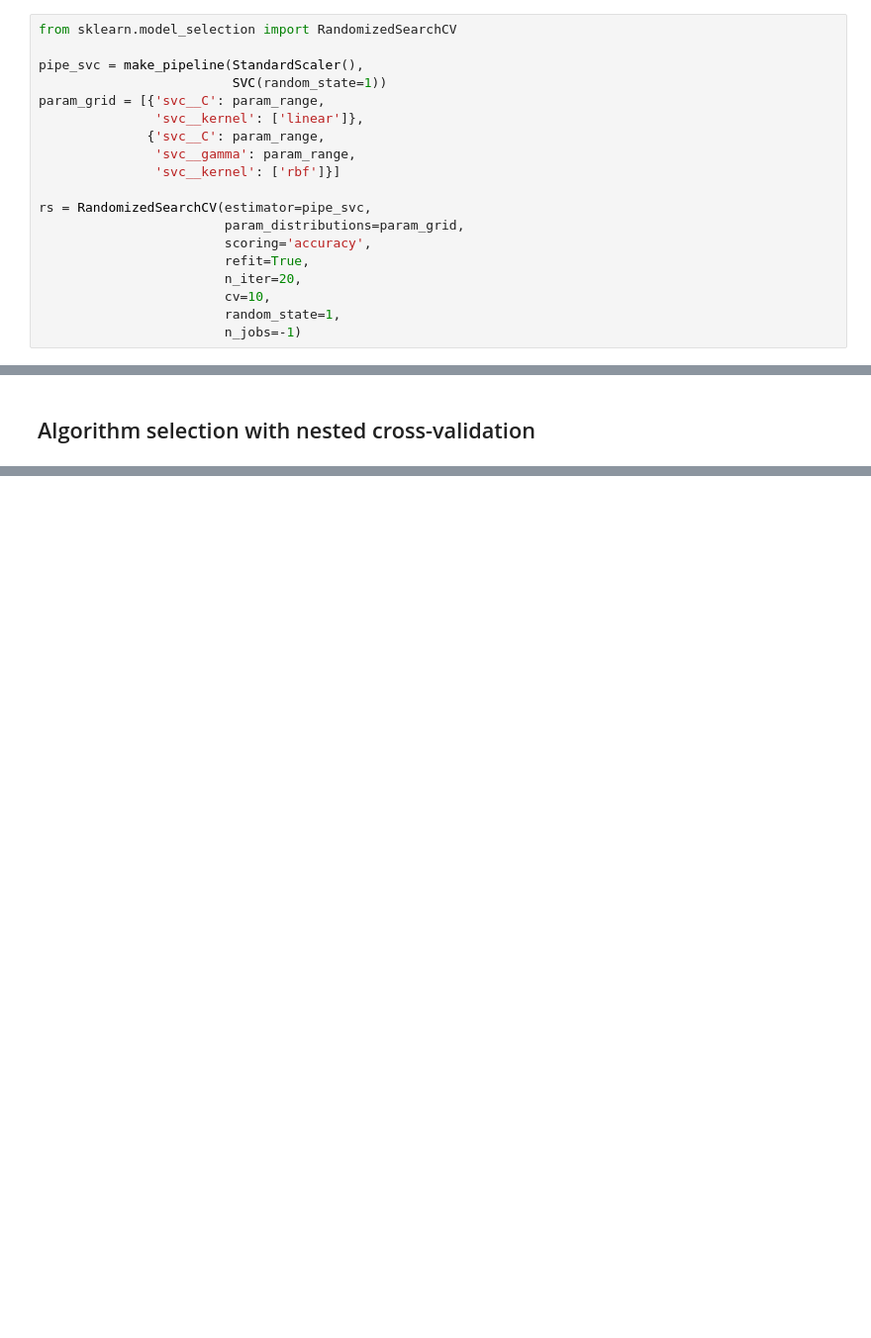
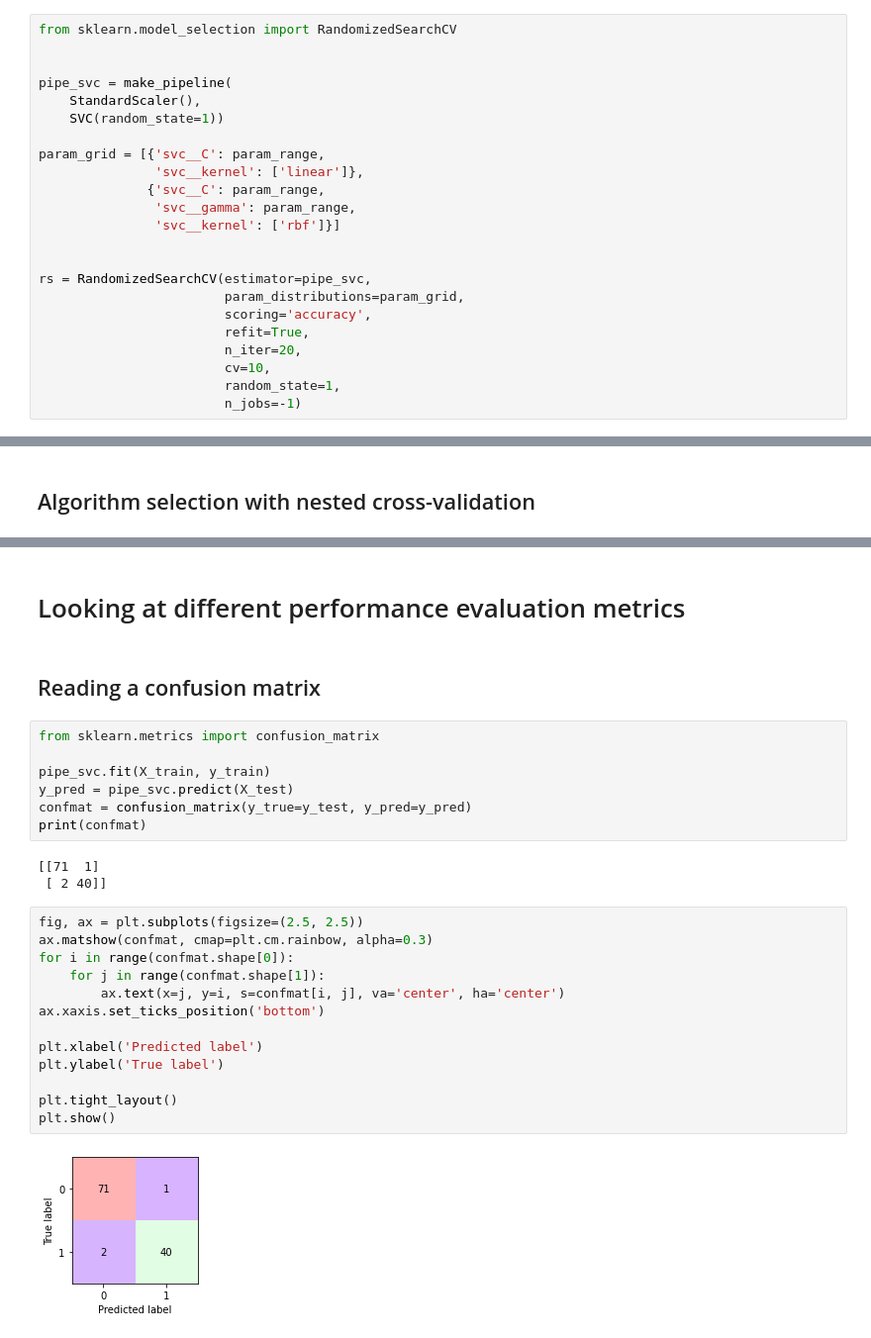
Before and after one commit to danwein8/ML_Book, a Jupyter notebook: ch06/Chapter6.ipynb, the cells around one changed output, grey strips where cells are left out. Shown: that part at 99% size. Drawn from its saved outputs; the diff is of its cells as text; blank space fills up the shorter version.

```diff
--- a/ch06/Chapter6.ipynb
+++ b/ch06/Chapter6.ipynb
@@ -443,13 +442,17 @@ array([5.66786165e+01, 5.54910000e-02, 6.86784228e-01, 1.91700224e-02,
 # %%
 from sklearn.model_selection import RandomizedSearchCV
 
-pipe_svc = make_pipeline(StandardScaler(),
-                         SVC(random_state=1))
+
+pipe_svc = make_pipeline(
+    StandardScaler(),
+    SVC(random_state=1))
+
 param_grid = [{'svc__C': param_range,
                'svc__kernel': ['linear']},
               {'svc__C': param_range,
                'svc__gamma': param_range,
                'svc__kernel': ['rbf']}]
+
 
 rs = RandomizedSearchCV(estimator=pipe_svc,
                         param_distributions=param_grid,
@@ -497,0 +528,29 @@ Test accuracy: 0.982
+# %% [markdown]
+# Looking at different performance evaluation metrics
+# %% [markdown]
+## Reading a confusion matrix
+# %%
+from sklearn.metrics import confusion_matrix
+
+pipe_svc.fit(X_train, y_train)
+y_pred = pipe_svc.predict(X_test)
+confmat = confusion_matrix(y_true=y_test, y_pred=y_pred)
+print(confmat)
+# %% [output]
+[[71  1]
+ [ 2 40]]
+# %%
+fig, ax = plt.subplots(figsize=(2.5, 2.5))
+ax.matshow(confmat, cmap=plt.cm.rainbow, alpha=0.3)
+for i in range(confmat.shape[0]):
+    for j in range(confmat.shape[1]):
+        ax.text(x=j, y=i, s=confmat[i, j], va='center', ha='center')
+ax.xaxis.set_ticks_position('bottom')
+
+plt.xlabel('Predicted label')
+plt.ylabel('True label')
+
+plt.tight_layout()
+plt.show()
+# %% [output]
+[figure, added]
```
Also changed, not shown: parts of 10 cells of this notebook, 1 other file.
